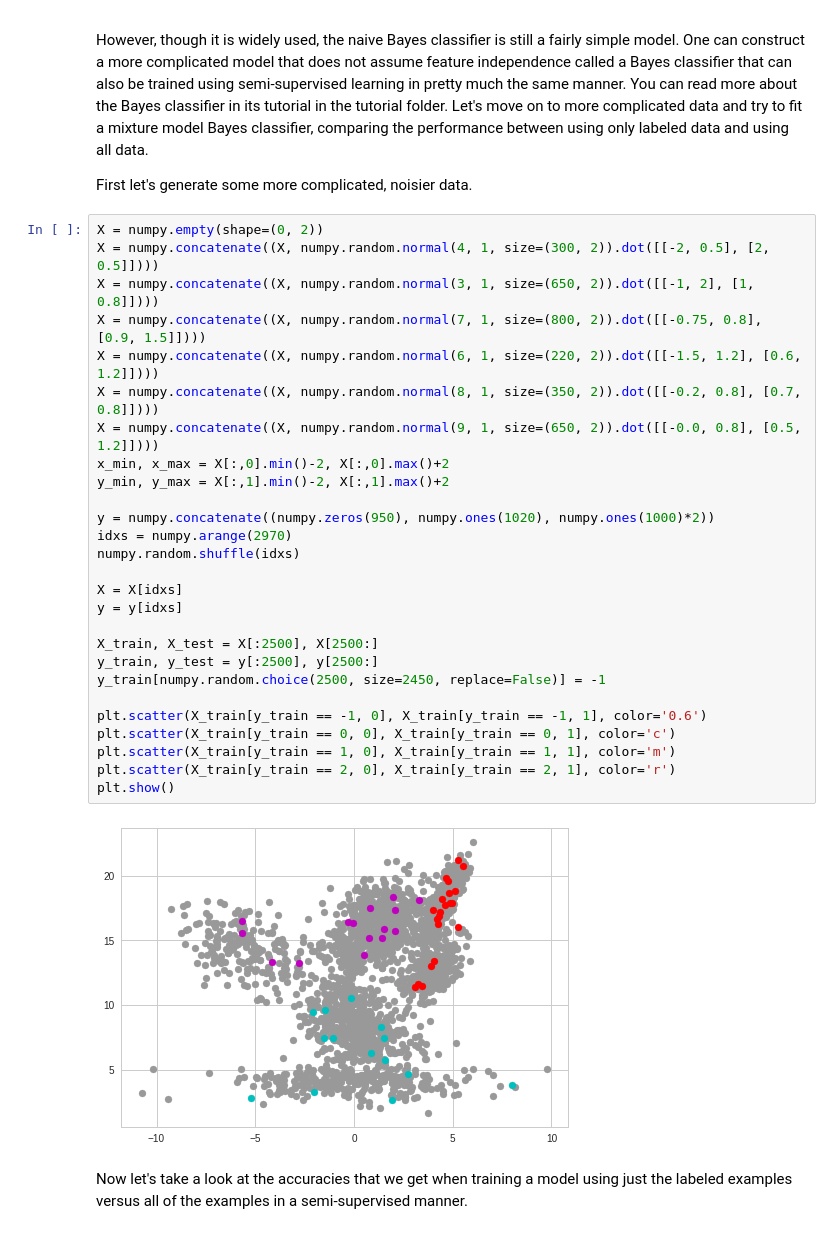
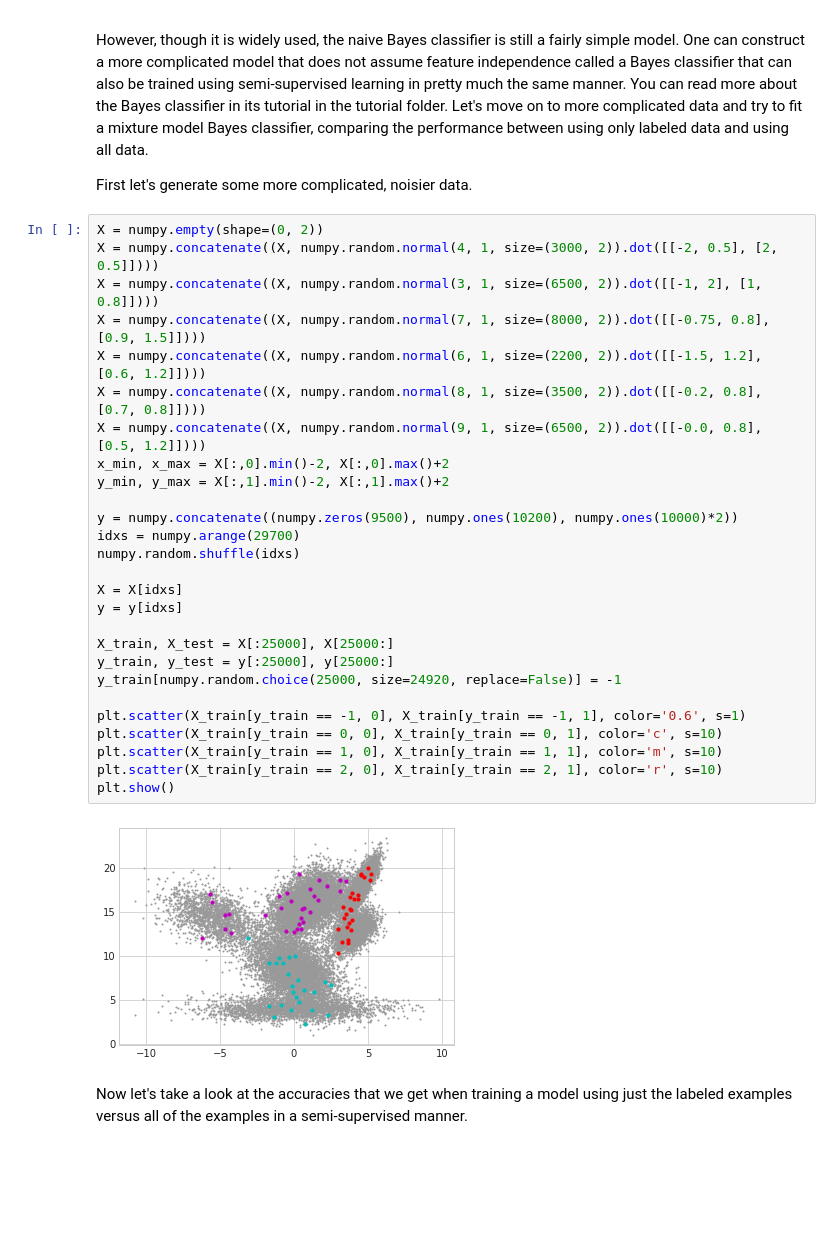
Before and after one commit to jmschrei/pomegranate, a Jupyter notebook: tutorials/Tutorial_8_Semisupervised_Learning.ipynb, the cells around one changed output. Saved outputs shown, nothing was run; the diff lists cells and outputs as text; blank space fills up the shorter version.

```diff
--- a/tutorials/Tutorial_8_Semisupervised_Learning.ipynb
+++ b/tutorials/Tutorial_8_Semisupervised_Learning.ipynb
@@ -129,33 +129,33 @@ However, though it is widely used, the naive Bayes classifier is still a fairly
 First let's generate some more complicated, noisier data.
 # %%
 X = numpy.empty(shape=(0, 2))
-X = numpy.concatenate((X, numpy.random.normal(4, 1, size=(300, 2)).dot([[-2, 0.5], [2, 0.5]])))
-X = numpy.concatenate((X, numpy.random.normal(3, 1, size=(650, 2)).dot([[-1, 2], [1, 0.8]])))
-X = numpy.concatenate((X, numpy.random.normal(7, 1, size=(800, 2)).dot([[-0.75, 0.8], [0.9, 1.5]])))
-X = numpy.concatenate((X, numpy.random.normal(6, 1, size=(220, 2)).dot([[-1.5, 1.2], [0.6, 1.2]])))
-X = numpy.concatenate((X, numpy.random.normal(8, 1, size=(350, 2)).dot([[-0.2, 0.8], [0.7, 0.8]])))
-X = numpy.concatenate((X, numpy.random.normal(9, 1, size=(650, 2)).dot([[-0.0, 0.8], [0.5, 1.2]])))
+X = numpy.concatenate((X, numpy.random.normal(4, 1, size=(3000, 2)).dot([[-2, 0.5], [2, 0.5]])))
+X = numpy.concatenate((X, numpy.random.normal(3, 1, size=(6500, 2)).dot([[-1, 2], [1, 0.8]])))
+X = numpy.concatenate((X, numpy.random.normal(7, 1, size=(8000, 2)).dot([[-0.75, 0.8], [0.9, 1.5]])))
+X = numpy.concatenate((X, numpy.random.normal(6, 1, size=(2200, 2)).dot([[-1.5, 1.2], [0.6, 1.2]])))
+X = numpy.concatenate((X, numpy.random.normal(8, 1, size=(3500, 2)).dot([[-0.2, 0.8], [0.7, 0.8]])))
+X = numpy.concatenate((X, numpy.random.normal(9, 1, size=(6500, 2)).dot([[-0.0, 0.8], [0.5, 1.2]])))
 x_min, x_max = X[:,0].min()-2, X[:,0].max()+2
 y_min, y_max = X[:,1].min()-2, X[:,1].max()+2
 
-y = numpy.concatenate((numpy.zeros(950), numpy.ones(1020), numpy.ones(1000)*2))
-idxs = numpy.arange(2970)
+y = numpy.concatenate((numpy.zeros(9500), numpy.ones(10200), numpy.ones(10000)*2))
+idxs = numpy.arange(29700)
 numpy.random.shuffle(idxs)
 
 X = X[idxs]
 y = y[idxs]
 
-X_train, X_test = X[:2500], X[2500:]
-y_train, y_test = y[:2500], y[2500:]
-y_train[numpy.random.choice(2500, size=2450, replace=False)] = -1
+X_train, X_test = X[:25000], X[25000:]
+y_train, y_test = y[:25000], y[25000:]
+y_train[numpy.random.choice(25000, size=24920, replace=False)] = -1
 
-plt.scatter(X_train[y_train == -1, 0], X_train[y_train == -1, 1], color='0.6')
-plt.scatter(X_train[y_train == 0, 0], X_train[y_train == 0, 1], color='c')
-plt.scatter(X_train[y_train == 1, 0], X_train[y_train == 1, 1], color='m')
-plt.scatter(X_train[y_train == 2, 0], X_train[y_train == 2, 1], color='r')
+plt.scatter(X_train[y_train == -1, 0], X_train[y_train == -1, 1], color='0.6', s=1)
+plt.scatter(X_train[y_train == 0, 0], X_train[y_train == 0, 1], color='c', s=10)
+plt.scatter(X_train[y_train == 1, 0], X_train[y_train == 1, 1], color='m', s=10)
+plt.scatter(X_train[y_train == 2, 0], X_train[y_train == 2, 1], color='r', s=10)
 plt.show()
 # %% [output]
-[figure, old version]
+[figure, new version]
 # %% [markdown]
 Now let's take a look at the accuracies that we get when training a model using just the labeled examples versus all of the examples in a semi-supervised manner.
 # %%
```
Also changed, not shown: parts of 7 cells of this notebook, 6 other files.
